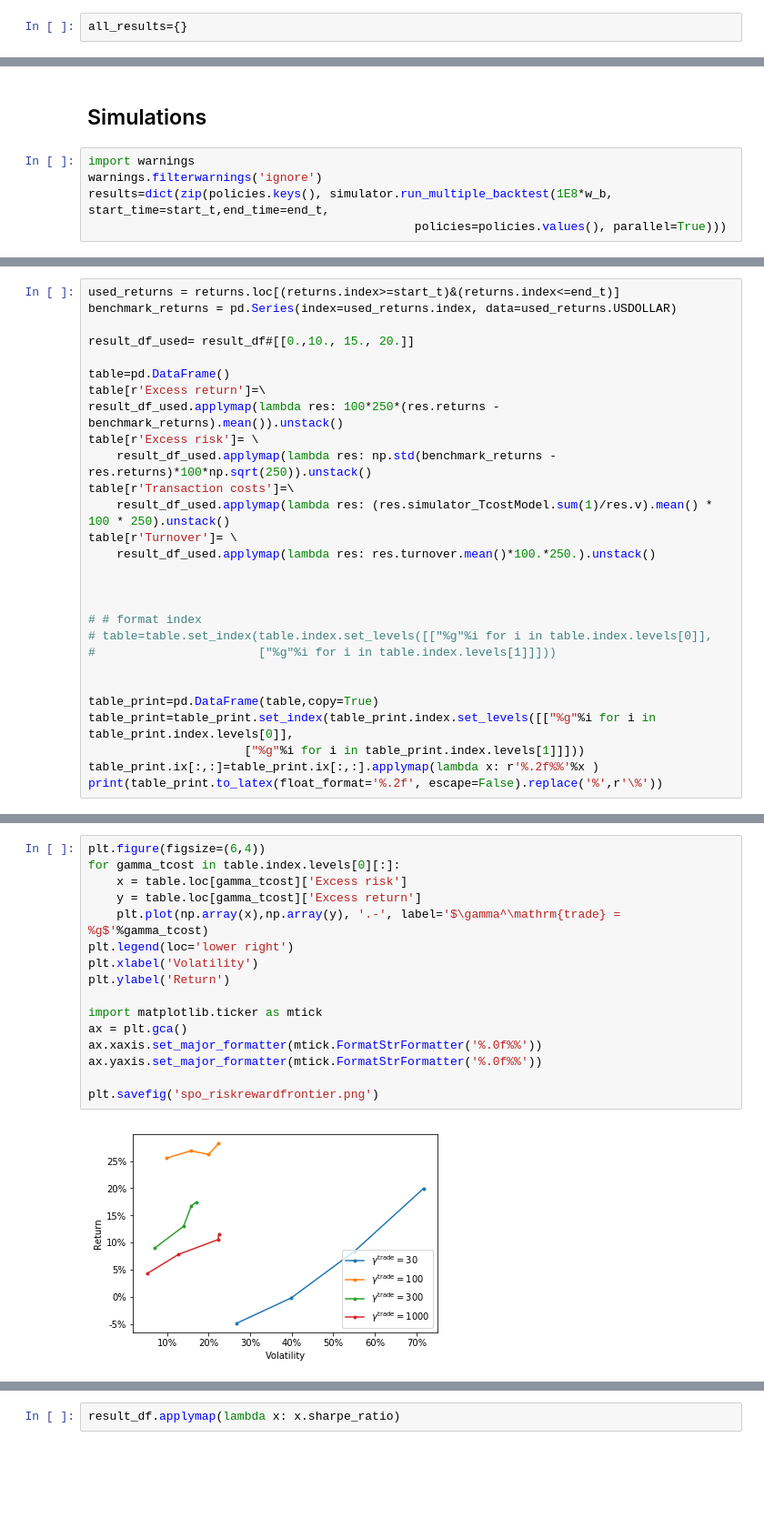
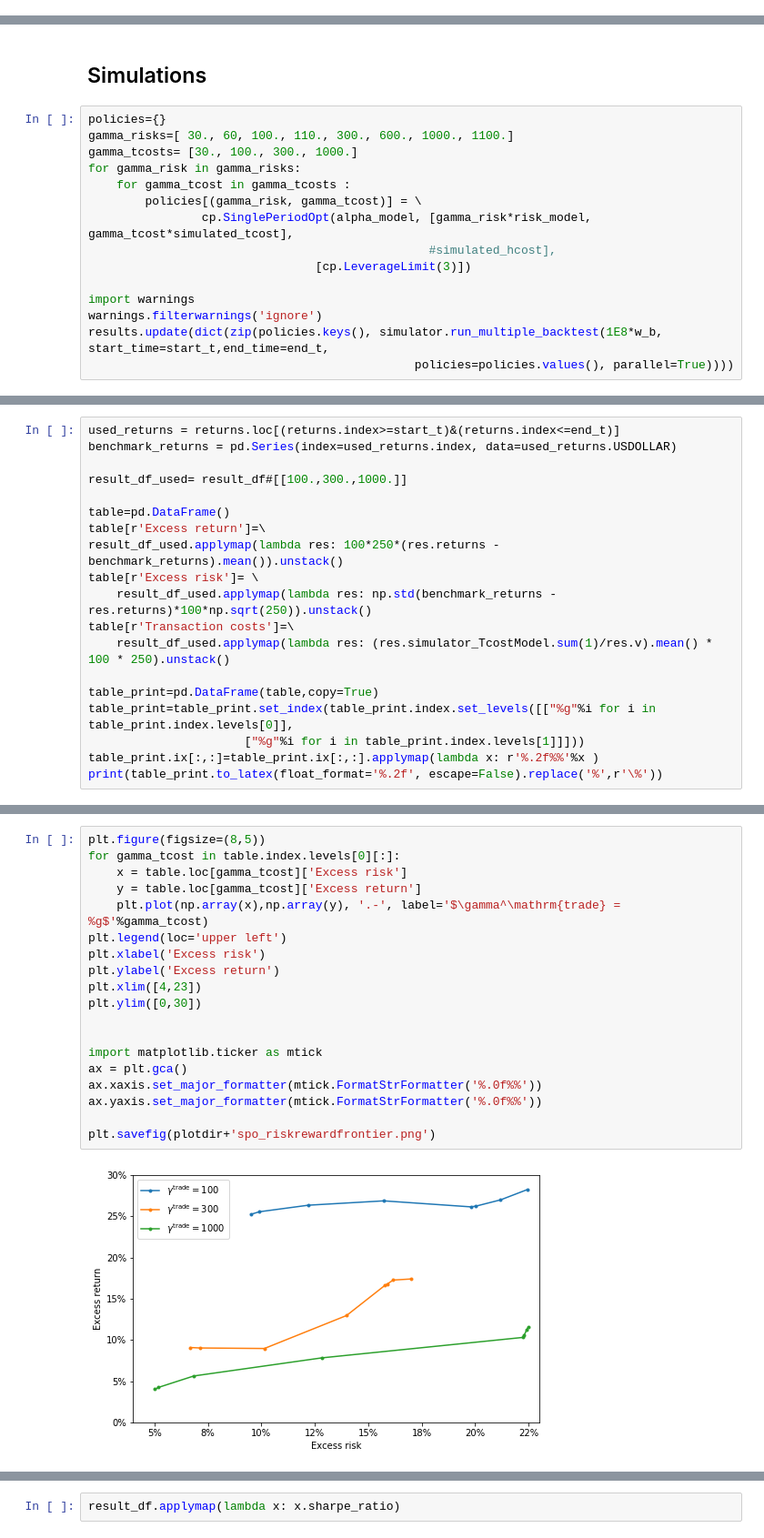
Before and after one commit to cvxgrp/cvxportfolio, a Jupyter notebook: SinglePeriodOptimization.ipynb, the cells around one changed output, grey strips where cells are left out. Shown at 91% size. Drawn from its saved outputs; the diff is of its cells as text; blank space fills up the shorter version.

```diff
--- a/SinglePeriodOptimization.ipynb
+++ b/SinglePeriodOptimization.ipynb
@@ -56,2 +44,0 @@ return_estimate.min().min()
-# %%
-all_results={}
@@ -73,10 +45,20 @@ for gamma_risk in gamma_risks:
 # %% [markdown]
 ## Simulations
 # %%
+policies={}
+gamma_risks=[ 30., 60, 100., 110., 300., 600., 1000., 1100.]
+gamma_tcosts= [30., 100., 300., 1000.]
+for gamma_risk in gamma_risks:
+    for gamma_tcost in gamma_tcosts :
+        policies[(gamma_risk, gamma_tcost)] = \
+                cp.SinglePeriodOpt(alpha_model, [gamma_risk*risk_model, gamma_tcost*simulated_tcost],
+                                                #simulated_hcost],
+                                [cp.LeverageLimit(3)])
+
 import warnings
 warnings.filterwarnings('ignore')
-results=dict(zip(policies.keys(), simulator.run_multiple_backtest(1E8*w_b, start_time=start_t,end_time=end_t,
-                                              policies=policies.values(), parallel=True)))
+results.update(dict(zip(policies.keys(), simulator.run_multiple_backtest(1E8*w_b, start_time=start_t,end_time=end_t,
+                                              policies=policies.values(), parallel=True))))
 # %% [output]
 WARNING:root:Setting stocks Index(['EQIX'], dtype='object') on 2014-09-25 00:00:00 to null trades (because market volumes are 0)
 WARNING:root:Setting stocks Index(['EQIX'], dtype='object') on 2014-09-26 00:00:00 to null trades (because market volumes are 0)
@@ -110,7 +88,7 @@ result_df = result_df.reindex(index=sorted(result_df.index),columns=sorted(resul
 used_returns = returns.loc[(returns.index>=start_t)&(returns.index<=end_t)]
 benchmark_returns = pd.Series(index=used_returns.index, data=used_returns.USDOLLAR)
 
-result_df_used= result_df#[[0.,10., 15., 20.]]
+result_df_used= result_df#[[100.,300.,1000.]]
 
 table=pd.DataFrame()
 table[r'Excess return']=\
@@ -119,15 +97,6 @@ table[r'Excess risk']= \
     result_df_used.applymap(lambda res: np.std(benchmark_returns - res.returns)*100*np.sqrt(250)).unstack()
 table[r'Transaction costs']=\
     result_df_used.applymap(lambda res: (res.simulator_TcostModel.sum(1)/res.v).mean() * 100 * 250).unstack()
-table[r'Turnover']= \
-    result_df_used.applymap(lambda res: res.turnover.mean()*100.*250.).unstack()
-
-
-
-# # format index
-# table=table.set_index(table.index.set_levels([["%g"%i for i in table.index.levels[0]],
-#                       ["%g"%i for i in table.index.levels[1]]]))
-
 
 table_print=pd.DataFrame(table,copy=True)
 table_print=table_print.set_index(table_print.index.set_levels([["%g"%i for i in table_print.index.levels[0]],
@@ -155,20 +126,23 @@ gamma_tcost & gamma_risk &               &             &                   &
 # %%
-plt.figure(figsize=(6,4))
+plt.figure(figsize=(8,5))
 for gamma_tcost in table.index.levels[0][:]:
     x = table.loc[gamma_tcost]['Excess risk']
     y = table.loc[gamma_tcost]['Excess return']
     plt.plot(np.array(x),np.array(y), '.-', label='$\gamma^\mathrm{trade} = %g$'%gamma_tcost)
-plt.legend(loc='lower right')
-plt.xlabel('Volatility')
-plt.ylabel('Return')
+plt.legend(loc='upper left')
+plt.xlabel('Excess risk')
+plt.ylabel('Excess return')
+plt.xlim([4,23])
+plt.ylim([0,30])
+
 
 import matplotlib.ticker as mtick
 ax = plt.gca()
 ax.xaxis.set_major_formatter(mtick.FormatStrFormatter('%.0f%%'))
 ax.yaxis.set_major_formatter(mtick.FormatStrFormatter('%.0f%%'))
 
-plt.savefig('spo_riskrewardfrontier.png')
+plt.savefig(plotdir+'spo_riskrewardfrontier.png')
 # %% [output]
-[figure, old version]
+[figure, new version]
 # %%
 gamma_tcost=100#gamma_tcosts[2]
```
Also changed, not shown: parts of 27 cells of this notebook, 2 other files.
